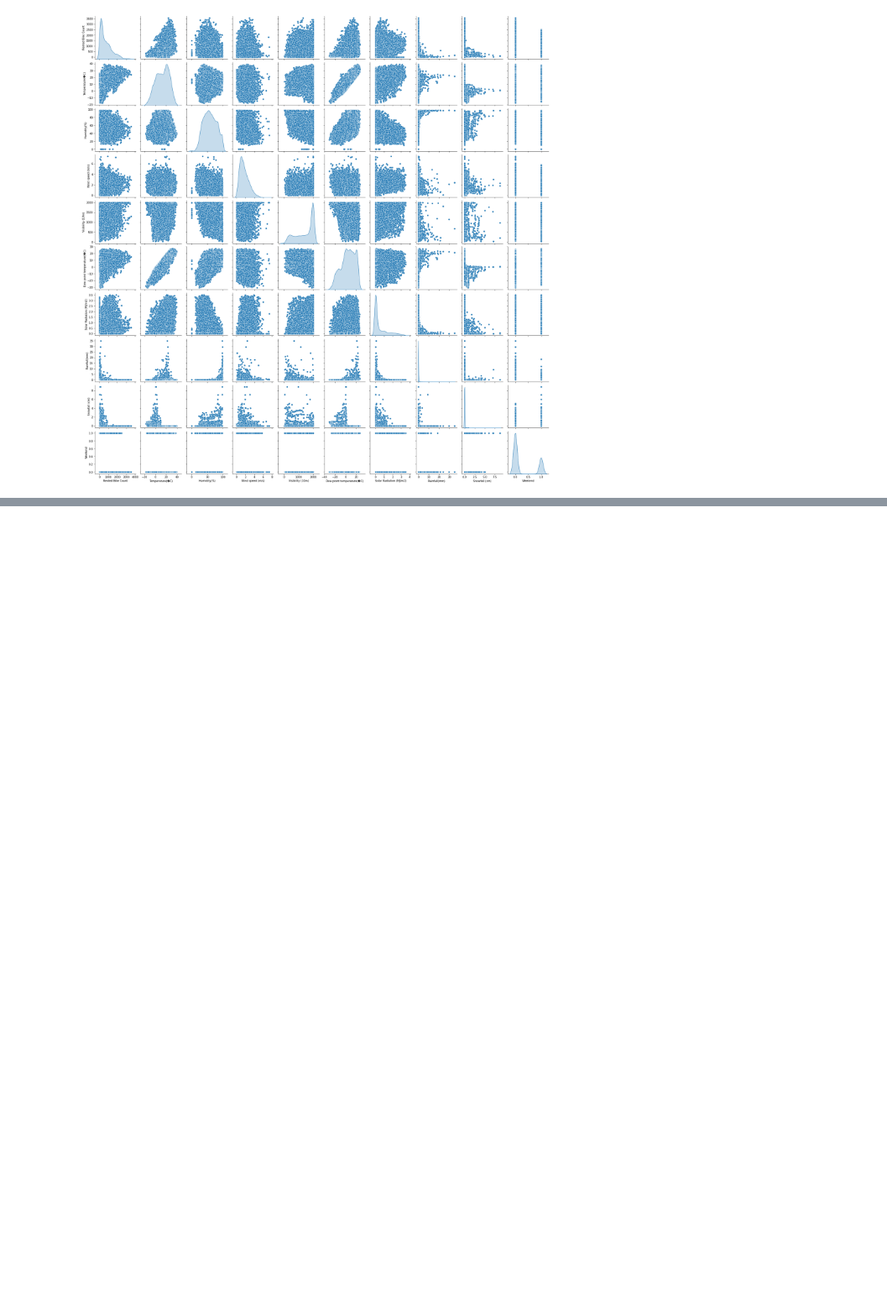
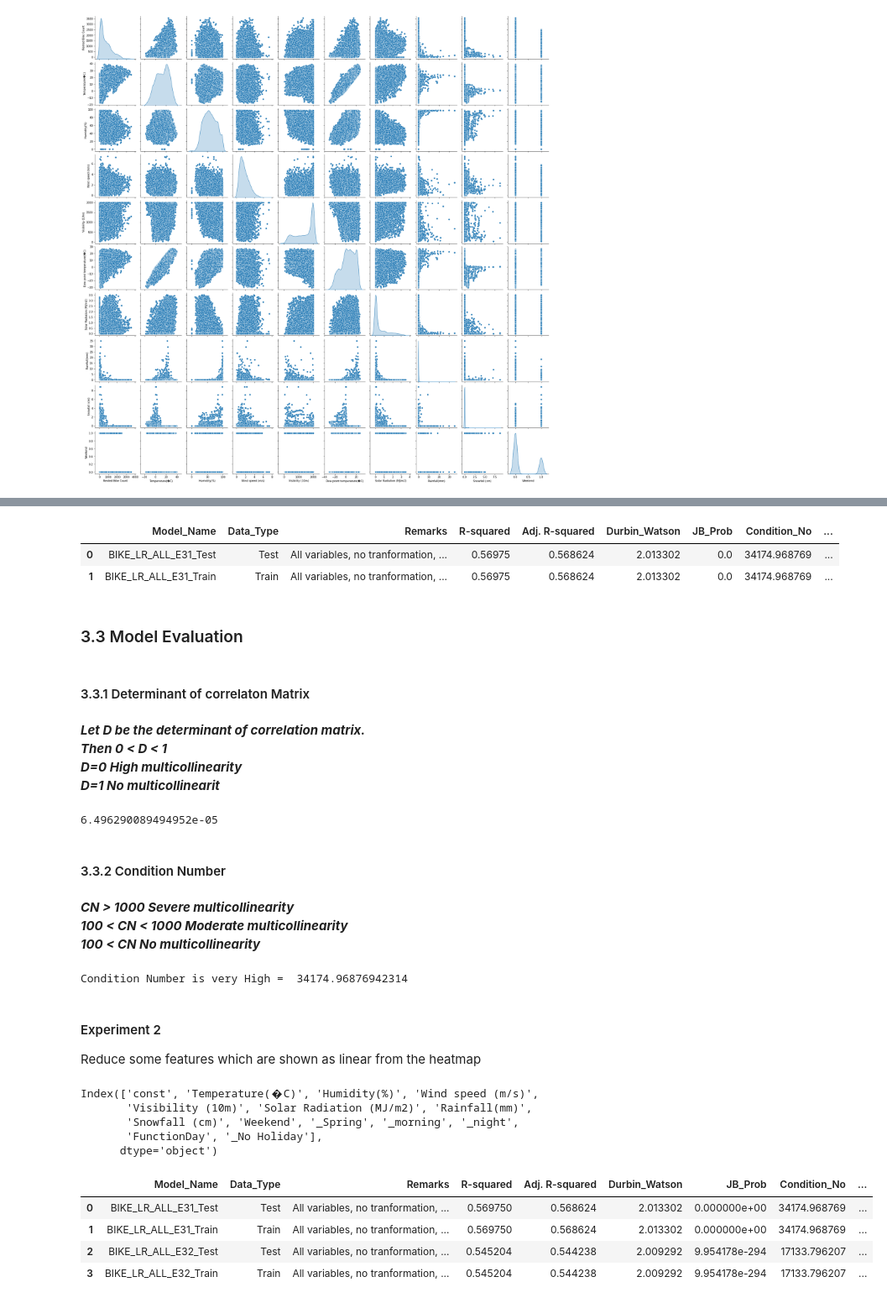
Before and after one commit to dinuthomas/aiml_bikes, a Jupyter notebook: bikeDemand.ipynb, the cells around one changed output, grey strips where cells are left out. Shown at 84% size. Drawn from its saved outputs; the diff is of its cells as text; code cells hidden in the pictures; blank space fills up the shorter version.

```diff
--- a/bikeDemand.ipynb
+++ b/bikeDemand.ipynb
@@ -255,0 +345,34 @@ sns.heatmap(filter_corr, annot=True)
+# %%
+result_table_e3_set.tail()
+# %% [output]
+|  | Model_Name | Data_Type | Remarks | R-squared | Adj. R-squared | Durbin_Watson | JB_Prob | Condition_No | ... |
+| 0 | BIKE_LR_ALL_E31_Test | Test | All variables, no tranformation, ... | 0.56975 | 0.568624 | 2.013302 | 0.0 | 34174.968769 | ... |
+| 1 | BIKE_LR_ALL_E31_Train | Train | All variables, no tranformation, ... | 0.56975 | 0.568624 | 2.013302 | 0.0 | 34174.968769 | ... |
+# %% [markdown]
+### 3.3 Model Evaluation
+# %% [markdown]
+#### 3.3.1 Determinant of correlaton Matrix
+# %% [markdown]
+***Let D be the determinant of correlation matrix. \
+Then 0 < D < 1\
+D=0 High multicollinearity\
+D=1 No multicollinearit***
+# %%
+bikeData_feats_noTarget = bikeData_feats.drop(Target_Variable,axis=1)
+np.linalg.det(bikeData_feats_noTarget.corr())
+# %% [output]
+6.496290089494952e-05
+# %% [markdown]
+#### 3.3.2 Condition Number
+# %% [markdown]
+***CN > 1000 Severe multicollinearity\
+100 < CN < 1000 Moderate multicollinearity\
+100 < CN No multicollinearity***
+# %%
+print("Condition Number is very High = ",lr_model.condition_number)
+# %% [output]
+Condition Number is very High =  34174.96876942314
+# %% [markdown]
+#### Experiment 2
+
+Reduce some features which are shown as linear from the heatmap
@@ -255,0 +381,20 @@ sns.heatmap(filter_corr, annot=True)
+# %%
+# Fit the Model and store the results
+result_table_e3_set,lr_model,num_train  = lr_model_experiment(bikeData_feats_e32,Target_Variable,"BIKE_LR_ALL_E32",
+                                                              "All variables, no tranformation,\
+                                                               no scaling, only categorical encoding",
+                                                               result_table_e3_set,0.3,123)
+# %% [output]
+Index(['const', 'Temperature(�C)', 'Humidity(%)', 'Wind speed (m/s)',
+       'Visibility (10m)', 'Solar Radiation (MJ/m2)', 'Rainfall(mm)',
+       'Snowfall (cm)', 'Weekend', '_Spring', '_morning', '_night',
+       'FunctionDay', '_No Holiday'],
+      dtype='object')
+# %%
+result_table_e3_set.tail()
+# %% [output]
+|  | Model_Name | Data_Type | Remarks | R-squared | Adj. R-squared | Durbin_Watson | JB_Prob | Condition_No | ... |
+| 0 | BIKE_LR_ALL_E31_Test | Test | All variables, no tranformation, ... | 0.569750 | 0.568624 | 2.013302 | 0.000000e+00 | 34174.968769 | ... |
+| 1 | BIKE_LR_ALL_E31_Train | Train | All variables, no tranformation, ... | 0.569750 | 0.568624 | 2.013302 | 0.000000e+00 | 34174.968769 | ... |
+| 2 | BIKE_LR_ALL_E32_Test | Test | All variables, no tranformation, ... | 0.545204 | 0.544238 | 2.009292 | 9.954178e-294 | 17133.796207 | ... |
+| 3 | BIKE_LR_ALL_E32_Train | Train | All variables, no tranformation, ... | 0.545204 | 0.544238 | 2.009292 | 9.954178e-294 | 17133.796207 | ... |
```
Also changed, not shown: parts of 22 cells of this notebook.
